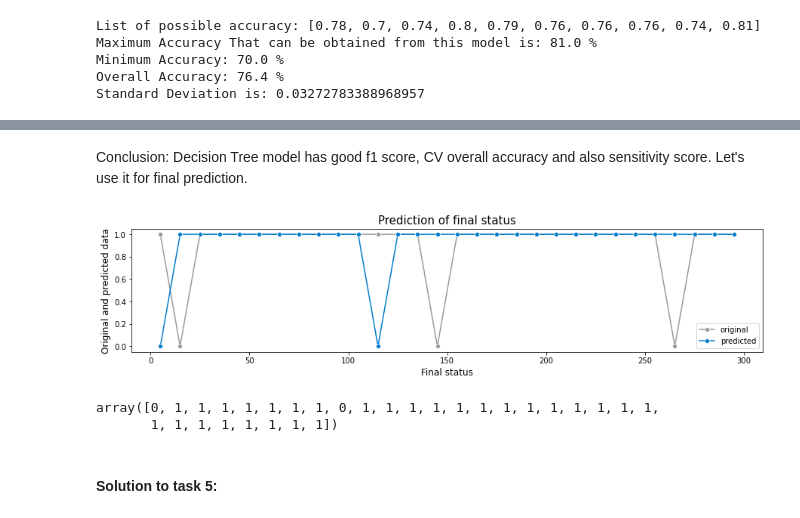
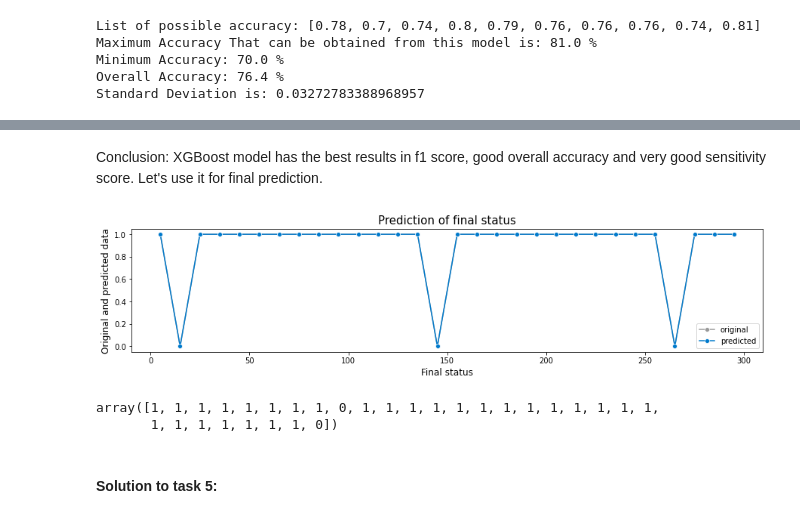
Before and after one commit to dominikapetru/jump2digital, a Jupyter notebook: Q-Commerce.ipynb, the cells around one changed output, grey strips where cells are left out. Drawn from its saved outputs; the diff is of its cells as text; code cells hidden in the pictures.

```diff
--- a/Q-Commerce.ipynb
+++ b/Q-Commerce.ipynb
@@ -654,43 +656,43 @@ F1 score SVM model: 0.88
 F1 score KNN model: 0.8631178707224334
 # %% [markdown]
 Conclusion:
-Decision Tree model has good f1 score, CV overall accuracy and also sensitivity score. Let's use it for final prediction.
+XGBoost model has the best results in f1 score, good overall accuracy and very good sensitivity score. Let's use it for final prediction.
 # %%
 #compare values from test and predict for SVM model
 y1 = y_test.reset_index(drop=True)
-y2 = pd.Series(y_pred1)
+y2 = pd.Series(y_pred2)
 
 #for simple visualization let's take sistematic sample
 step_num = 10
 def randomNum():
     num = np.random.randint(1, 10)
     return num
 num = randomNum()
 
 simple_df1 = y1[num:len(y1):step_num]
 simple_df2 = y2[num:len(y2):step_num]
 
 plt.figure(figsize =(15, 3))
 
 sns.lineplot(data=simple_df1, color='#999999',label='original', marker='o')
 sns.lineplot(data=simple_df2, color='#007acc',label='predicted', marker='o')
 plt.title("Prediction of final status",fontsize=15)
 plt.xlabel("Final status",fontsize=12)
 plt.ylabel("Original and predicted data",fontsize=12)
 
 plt.show()
 # %% [output]
-[figure, old version]
+[figure, new version]
 # %%
 #preprocessing of final X_test - use of function created before for training dataset
 df_test = myfunc1(X_test_df)
 # %%
 #final prediction for provided dataset of 30 values
-prediction = model1.predict(df_test)
+prediction = model2.predict(df_test)
 prediction
 # %% [output]
-array([0, 1, 1, 1, 1, 1, 1, 1, 0, 1, 1, 1, 1, 1, 1, 1, 1, 1, 1, 1, 1, 1,
-       1, 1, 1, 1, 1, 1, 1, 1])
+array([1, 1, 1, 1, 1, 1, 1, 1, 0, 1, 1, 1, 1, 1, 1, 1, 1, 1, 1, 1, 1, 1,
+       1, 1, 1, 1, 1, 1, 1, 0])
 # %%
 prediction = pd.DataFrame(data = prediction,columns=['final_status'])
 prediction.to_csv('final_prediction.csv',index=False)
```
Also changed, not shown: parts of 10 cells of this notebook, 1 other file.
